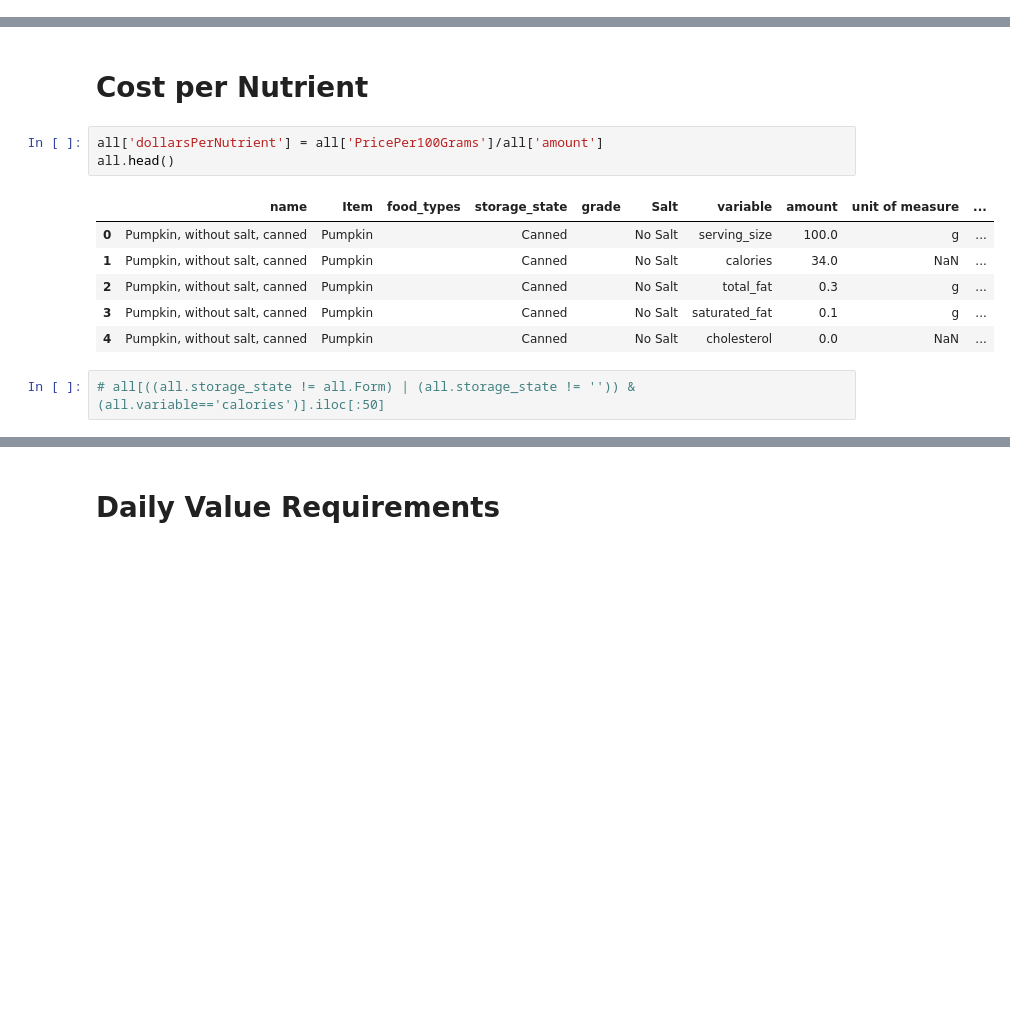
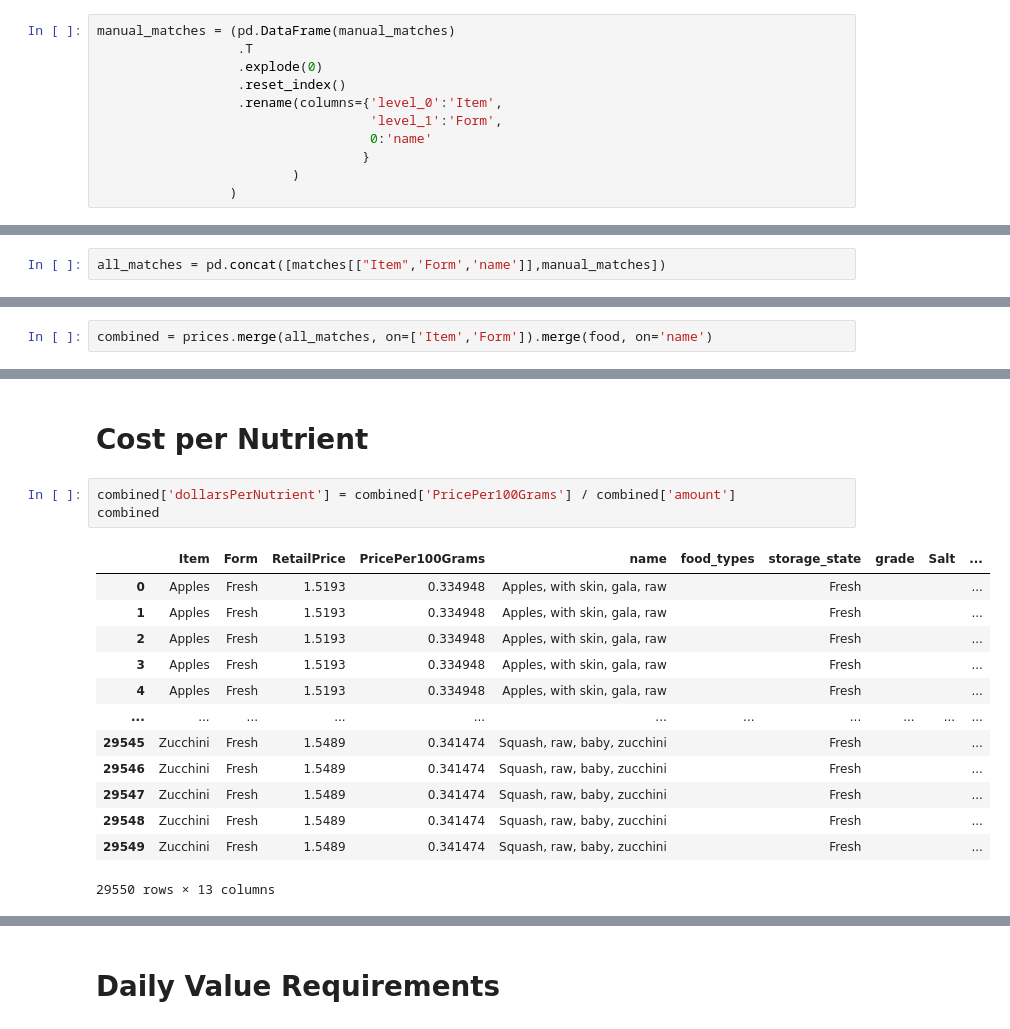
Before and after one commit to MrRyanK/CostPerNutrient, a Jupyter notebook: EDA_CSV_nutrition.ipynb, the cells around one changed output, grey strips where cells are left out. Cells and saved outputs as stored; diff of their text form; blank space fills up the shorter version.

Commit message:
cost per nutrient analysis underway

```diff
--- a/EDA_CSV_nutrition.ipynb
+++ b/EDA_CSV_nutrition.ipynb
@@ -4958,0 +4843,11 @@ all
+# %%
+manual_matches = (pd.DataFrame(manual_matches)
+                  .T
+                  .explode(0)
+                  .reset_index()
+                  .rename(columns={'level_0':'Item',
+                                   'level_1':'Form',
+                                   0:'name'
+                                  }
+                         )
+                 )
@@ -4958,0 +4870,2 @@ all
+# %%
+all_matches = pd.concat([matches[["Item",'Form','name']],manual_matches])
@@ -4958,0 +4874,2 @@ all
+# %%
+combined = prices.merge(all_matches, on=['Item','Form']).merge(food, on='name')
@@ -4959,14 +4892,19 @@ all
 # %% [markdown]
 # Cost per Nutrient
 # %%
-all['dollarsPerNutrient'] = all['PricePer100Grams']/all['amount']
-all.head()
+combined['dollarsPerNutrient'] = combined['PricePer100Grams'] / combined['amount']
+combined
 # %% [output]
-|  | name | Item | food_types | storage_state | grade | Salt | variable | amount | unit of measure | ... |
-| 0 | Pumpkin, without salt, canned | Pumpkin |  | Canned |  | No Salt | serving_size | 100.0 | g | ... |
-| 1 | Pumpkin, without salt, canned | Pumpkin |  | Canned |  | No Salt | calories | 34.0 | NaN | ... |
-| 2 | Pumpkin, without salt, canned | Pumpkin |  | Canned |  | No Salt | total_fat | 0.3 | g | ... |
-| 3 | Pumpkin, without salt, canned | Pumpkin |  | Canned |  | No Salt | saturated_fat | 0.1 | g | ... |
-| 4 | Pumpkin, without salt, canned | Pumpkin |  | Canned |  | No Salt | cholesterol | 0.0 | NaN | ... |
+|  | Item | Form | RetailPrice | PricePer100Grams | name | food_types | storage_state | grade | Salt | ... |
+| 0 | Apples | Fresh | 1.5193 | 0.334948 | Apples, with skin, gala, raw |  | Fresh |  |  | ... |
+| 1 | Apples | Fresh | 1.5193 | 0.334948 | Apples, with skin, gala, raw |  | Fresh |  |  | ... |
+| 2 | Apples | Fresh | 1.5193 | 0.334948 | Apples, with skin, gala, raw |  | Fresh |  |  | ... |
+| 3 | Apples | Fresh | 1.5193 | 0.334948 | Apples, with skin, gala, raw |  | Fresh |  |  | ... |
+| 4 | Apples | Fresh | 1.5193 | 0.334948 | Apples, with skin, gala, raw |  | Fresh |  |  | ... |
+| ... | ... | ... | ... | ... | ... | ... | ... | ... | ... | ... |
+| 29545 | Zucchini | Fresh | 1.5489 | 0.341474 | Squash, raw, baby, zucchini |  | Fresh |  |  | ... |
+| 29546 | Zucchini | Fresh | 1.5489 | 0.341474 | Squash, raw, baby, zucchini |  | Fresh |  |  | ... |
+| 29547 | Zucchini | Fresh | 1.5489 | 0.341474 | Squash, raw, baby, zucchini |  | Fresh |  |  | ... |
+| 29548 | Zucchini | Fresh | 1.5489 | 0.341474 | Squash, raw, baby, zucchini |  | Fresh |  |  | ... |
+| 29549 | Zucchini | Fresh | 1.5489 | 0.341474 | Squash, raw, baby, zucchini |  | Fresh |  |  | ... |
+29550 rows × 13 columns
-# %%
-# all[((all.storage_state != all.Form) | (all.storage_state != '')) & (all.variable=='calories')].iloc[:50]
```
Also changed, not shown: parts of 11 cells of this notebook.
